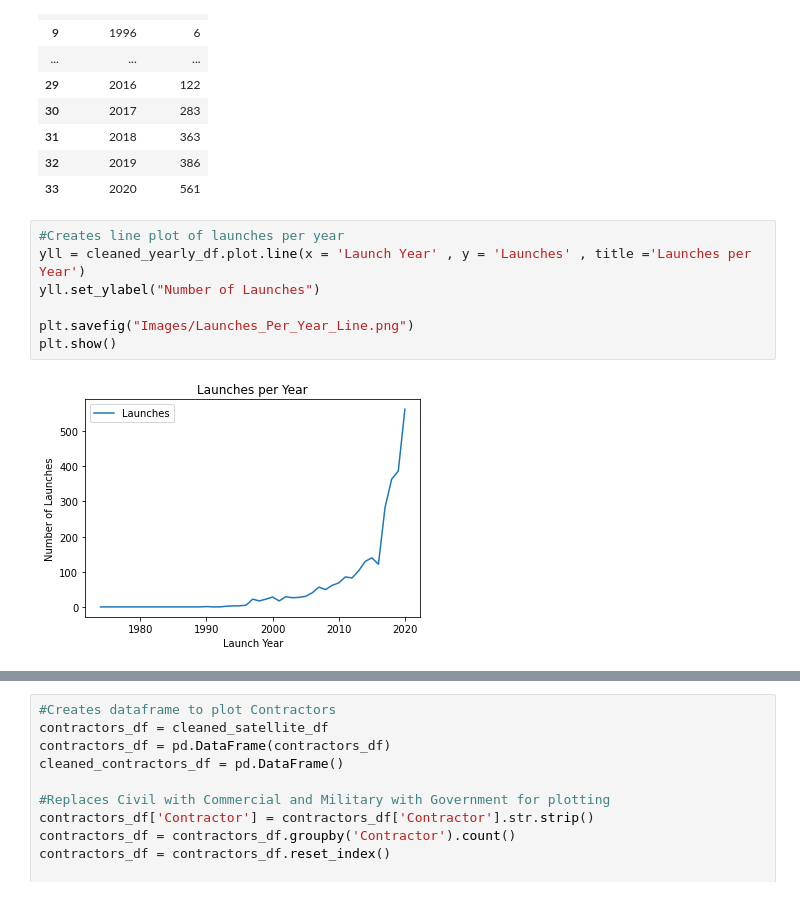
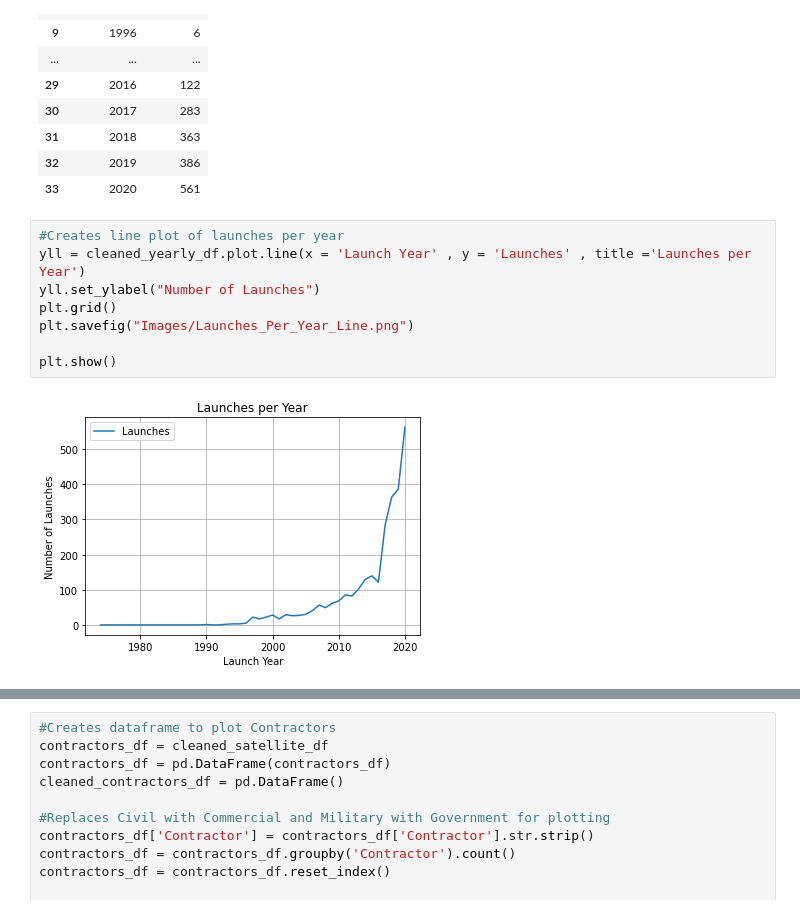
Before and after one commit to jdmerryman88/Worldwide_Satellite_Analysis, a Jupyter notebook: final.ipynb, the cells around one changed output, grey strips where cells are left out. Drawn from its saved outputs; the diff is of its cells as text.

```diff
--- a/final.ipynb
+++ b/final.ipynb
@@ -164,12 +304,13 @@ cleaned_yearly_df
 # %%
 #Creates line plot of launches per year
 yll = cleaned_yearly_df.plot.line(x = 'Launch Year' , y = 'Launches' , title ='Launches per Year')
 yll.set_ylabel("Number of Launches")
+plt.grid()
+plt.savefig("Images/Launches_Per_Year_Line.png")
 
-plt.savefig("Images/Launches_Per_Year_Line.png")
 plt.show()
 # %% [output]
-[figure, old version]
+[figure, new version]
 # %%
 #Creates bar chart of launches per year
 ylb = cleaned_yearly_df.plot.bar(x = 'Launch Year' , y = 'Launches' ,title ='Launches per Year', figsize = (20,8) )
```
Also changed, not shown: parts of 16 cells of this notebook, 11 other files.
